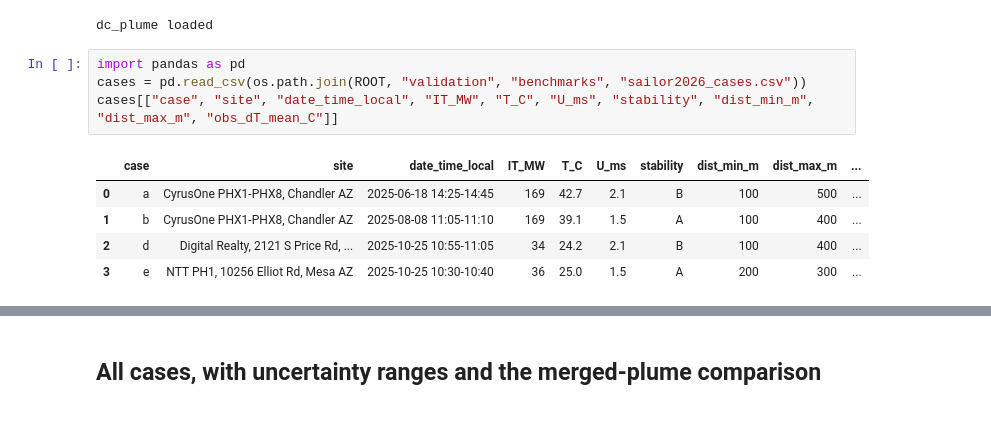
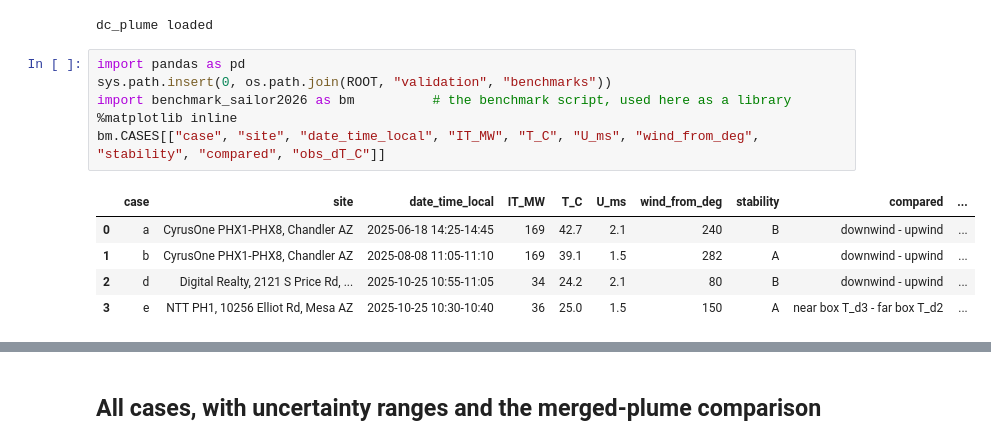
Before and after one commit to TensorBuildLab/data-center-heat-rejection, a Jupyter notebook: tutorial/02_validation_sailor2026.ipynb, the cells around one changed output, grey strips where cells are left out. Drawn from its saved outputs; the diff is of its cells as text.

```diff
--- a/tutorial/02_validation_sailor2026.ipynb
+++ b/tutorial/02_validation_sailor2026.ipynb
@@ -21,11 +24,13 @@ print("dc_plume", "loaded")
 dc_plume loaded
 # %%
 import pandas as pd
-cases = pd.read_csv(os.path.join(ROOT, "validation", "benchmarks", "sailor2026_cases.csv"))
-cases[["case", "site", "date_time_local", "IT_MW", "T_C", "U_ms", "stability", "dist_min_m", "dist_max_m", "obs_dT_mean_C"]]
+sys.path.insert(0, os.path.join(ROOT, "validation", "benchmarks"))
+import benchmark_sailor2026 as bm          # the benchmark script, used here as a library
+%matplotlib inline
+bm.CASES[["case", "site", "date_time_local", "IT_MW", "T_C", "U_ms", "wind_from_deg", "stability", "compared", "obs_dT_C"]]
 # %% [output]
-|  | case | site | date_time_local | IT_MW | T_C | U_ms | stability | dist_min_m | dist_max_m | ... |
-| 0 | a | CyrusOne PHX1-PHX8, Chandler AZ | 2025-06-18 14:25-14:45 | 169 | 42.7 | 2.1 | B | 100 | 500 | ... |
-| 1 | b | CyrusOne PHX1-PHX8, Chandler AZ | 2025-08-08 11:05-11:10 | 169 | 39.1 | 1.5 | A | 100 | 400 | ... |
-| 2 | d | Digital Realty, 2121 S Price Rd, ... | 2025-10-25 10:55-11:05 | 34 | 24.2 | 2.1 | B | 100 | 400 | ... |
-| 3 | e | NTT PH1, 10256 Elliot Rd, Mesa AZ | 2025-10-25 10:30-10:40 | 36 | 25.0 | 1.5 | A | 200 | 300 | ... |
+|  | case | site | date_time_local | IT_MW | T_C | U_ms | wind_from_deg | stability | compared | ... |
+| 0 | a | CyrusOne PHX1-PHX8, Chandler AZ | 2025-06-18 14:25-14:45 | 169 | 42.7 | 2.1 | 240 | B | downwind - upwind | ... |
+| 1 | b | CyrusOne PHX1-PHX8, Chandler AZ | 2025-08-08 11:05-11:10 | 169 | 39.1 | 1.5 | 282 | A | downwind - upwind | ... |
+| 2 | d | Digital Realty, 2121 S Price Rd, ... | 2025-10-25 10:55-11:05 | 34 | 24.2 | 2.1 | 80 | B | downwind - upwind | ... |
+| 3 | e | NTT PH1, 10256 Elliot Rd, Mesa AZ | 2025-10-25 10:30-10:40 | 36 | 25.0 | 1.5 | 150 | A | near box T_d3 - far box T_d2 | ... |
```
Also changed, not shown: parts of 11 cells of this notebook, 7 other files.
